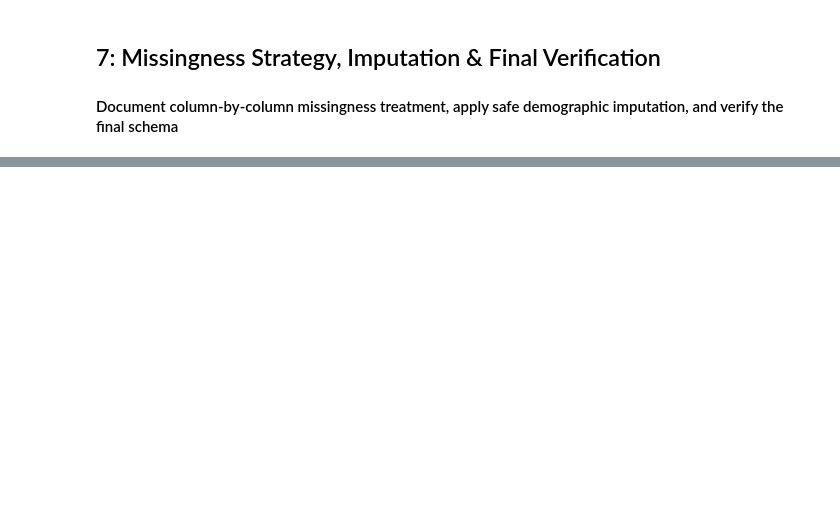
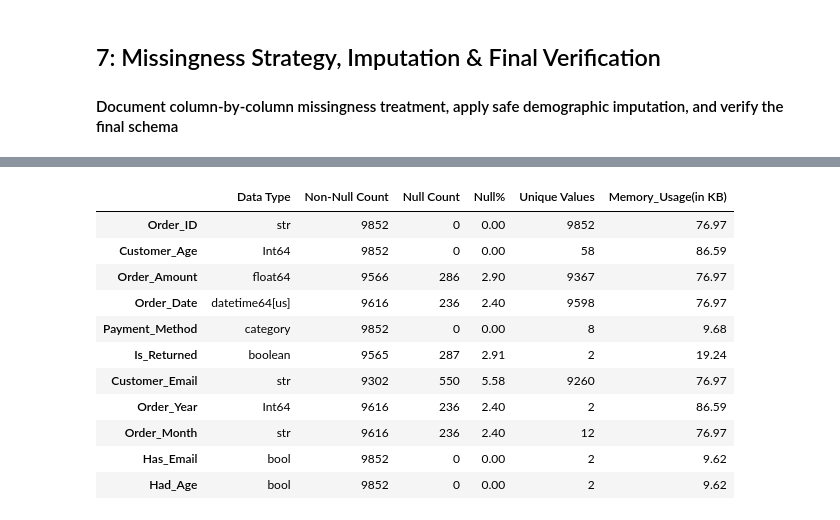
Before and after one commit to dibyajyotisamal/ecommerce-revenue-integrity-pipeline, a Jupyter notebook: notebooks/01_data_quality_check.ipynb, the cells around one changed output, grey strips where cells are left out. Saved outputs shown, nothing was run; the diff lists cells and outputs as text; code cells hidden in the pictures; blank space fills up the shorter version.

```diff
--- a/notebooks/01_data_quality_check.ipynb
+++ b/notebooks/01_data_quality_check.ipynb
@@ -527,0 +579,15 @@ Name: count, Length: 9266, dtype: int64
+# %%
+df_profile(df)
+# %% [output]
+|  | Data Type | Non-Null Count | Null Count | Null% | Unique Values | Memory_Usage(in KB) |
+| Order_ID | str | 9852 | 0 | 0.00 | 9852 | 76.97 |
+| Customer_Age | Int64 | 9852 | 0 | 0.00 | 58 | 86.59 |
+| Order_Amount | float64 | 9566 | 286 | 2.90 | 9367 | 76.97 |
+| Order_Date | datetime64[us] | 9616 | 236 | 2.40 | 9598 | 76.97 |
+| Payment_Method | category | 9852 | 0 | 0.00 | 8 | 9.68 |
+| Is_Returned | boolean | 9565 | 287 | 2.91 | 2 | 19.24 |
+| Customer_Email | str | 9302 | 550 | 5.58 | 9260 | 76.97 |
+| Order_Year | Int64 | 9616 | 236 | 2.40 | 2 | 86.59 |
+| Order_Month | str | 9616 | 236 | 2.40 | 12 | 76.97 |
+| Has_Email | bool | 9852 | 0 | 0.00 | 2 | 9.62 |
+| Had_Age | bool | 9852 | 0 | 0.00 | 2 | 9.62 |
```
Also changed, not shown: parts of 13 cells of this notebook, 4 other files.
